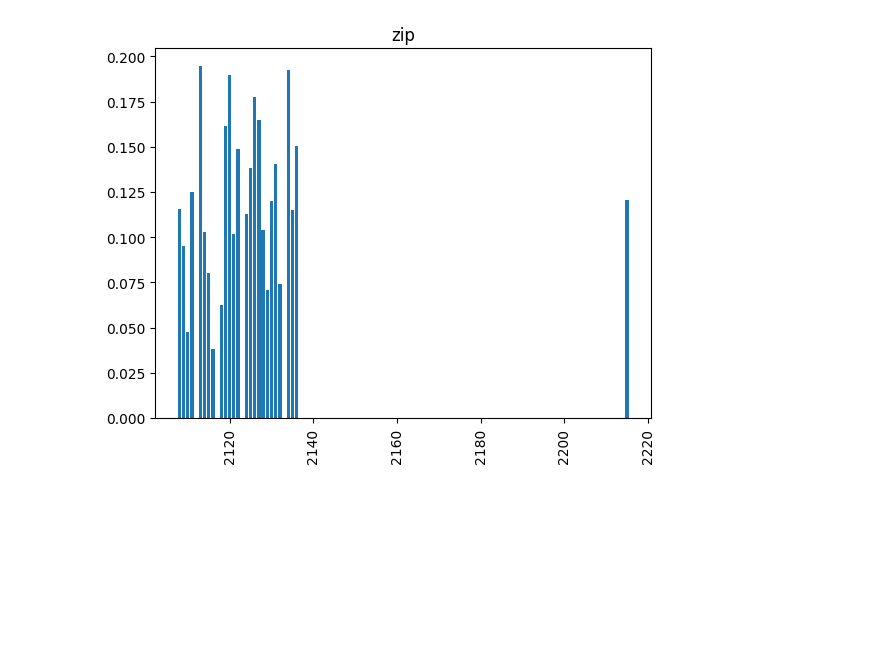
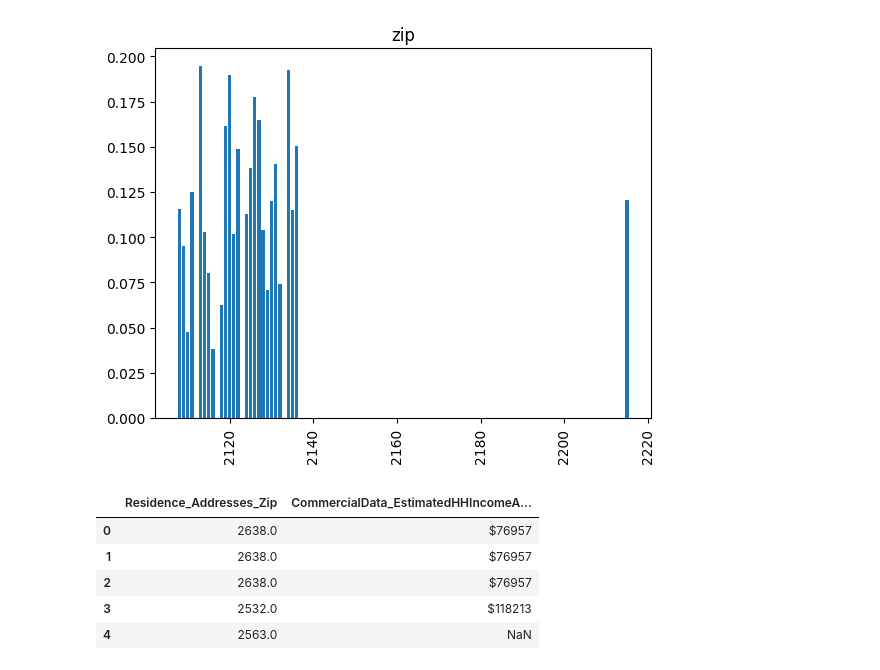
Before and after one commit to BU-Spark/ds-boston-permitting, a Jupyter notebook: fa23-team-f/workbooks/timevdo_workbook.ipynb, the cells around one changed output. Cells and saved outputs as stored; diff of their text form; code cells hidden in the pictures; blank space fills up the shorter version.

```diff
--- a/fa23-team-f/workbooks/timevdo_workbook.ipynb
+++ b/fa23-team-f/workbooks/timevdo_workbook.ipynb
@@ -69,3 +70,14 @@ def count_labels_norm(df, column_name):
 count_labels_norm(denied_df, "zip")
 # %% [output]
 [figure]
+# %%
+census_df = pd.read_csv('../data/redistricting_data_tract20_nbhd_hhpopsize_ab-1.csv')
+voterdata_df = pd.read_csv('../data/VM2Uniform--MA--2021-01-19.tab', sep='\t', encoding='iso-8859-1', usecols=['Residence_Addresses_Zip', 'CommercialData_EstimatedHHIncomeAmount'])
+voterdata_df.head()
+# %% [output]
+|  | Residence_Addresses_Zip | CommercialData_EstimatedHHIncomeA... |
+| 0 | 2638.0 | $76957 |
+| 1 | 2638.0 | $76957 |
+| 2 | 2638.0 | $76957 |
+| 3 | 2532.0 | $118213 |
+| 4 | 2563.0 | NaN |
```
Also changed, not shown: parts of 7 cells of this notebook.
